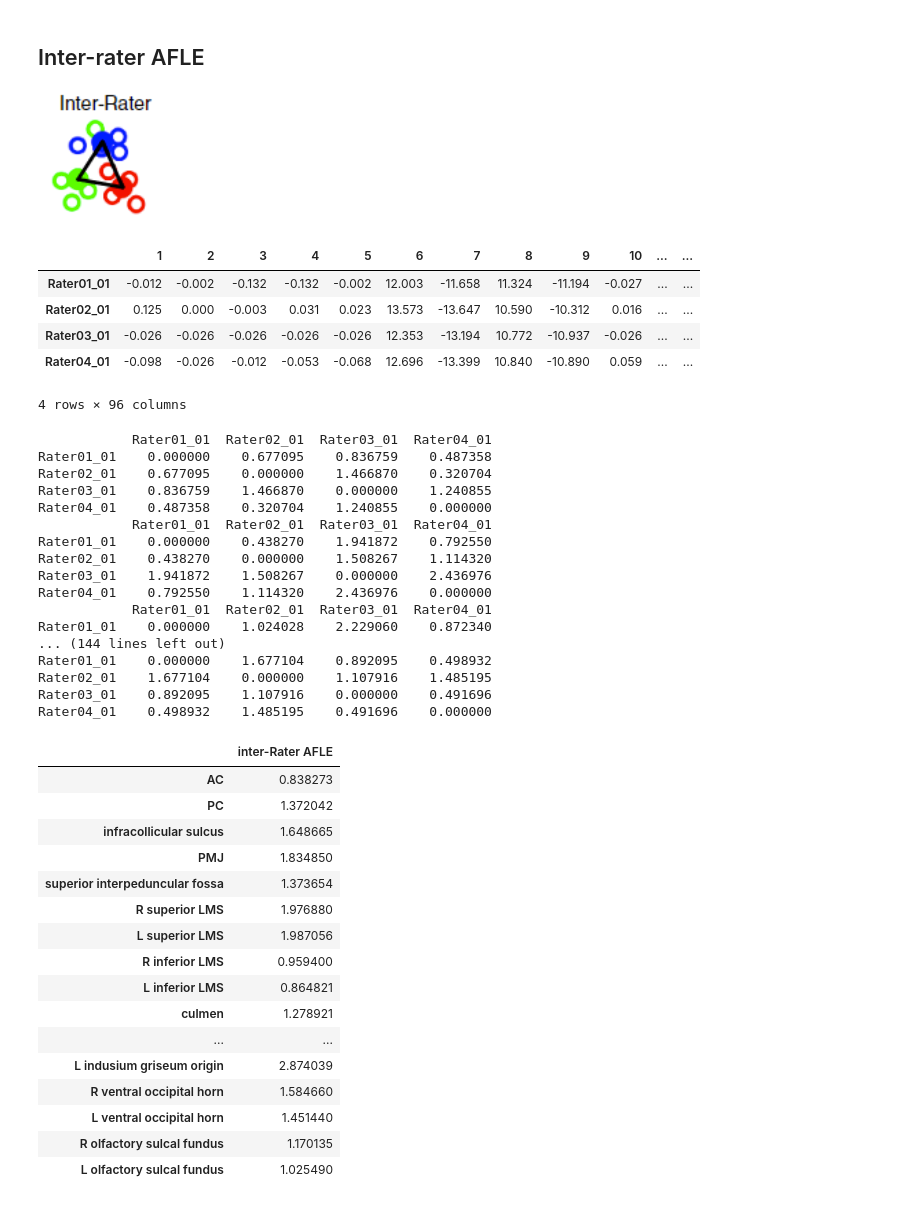
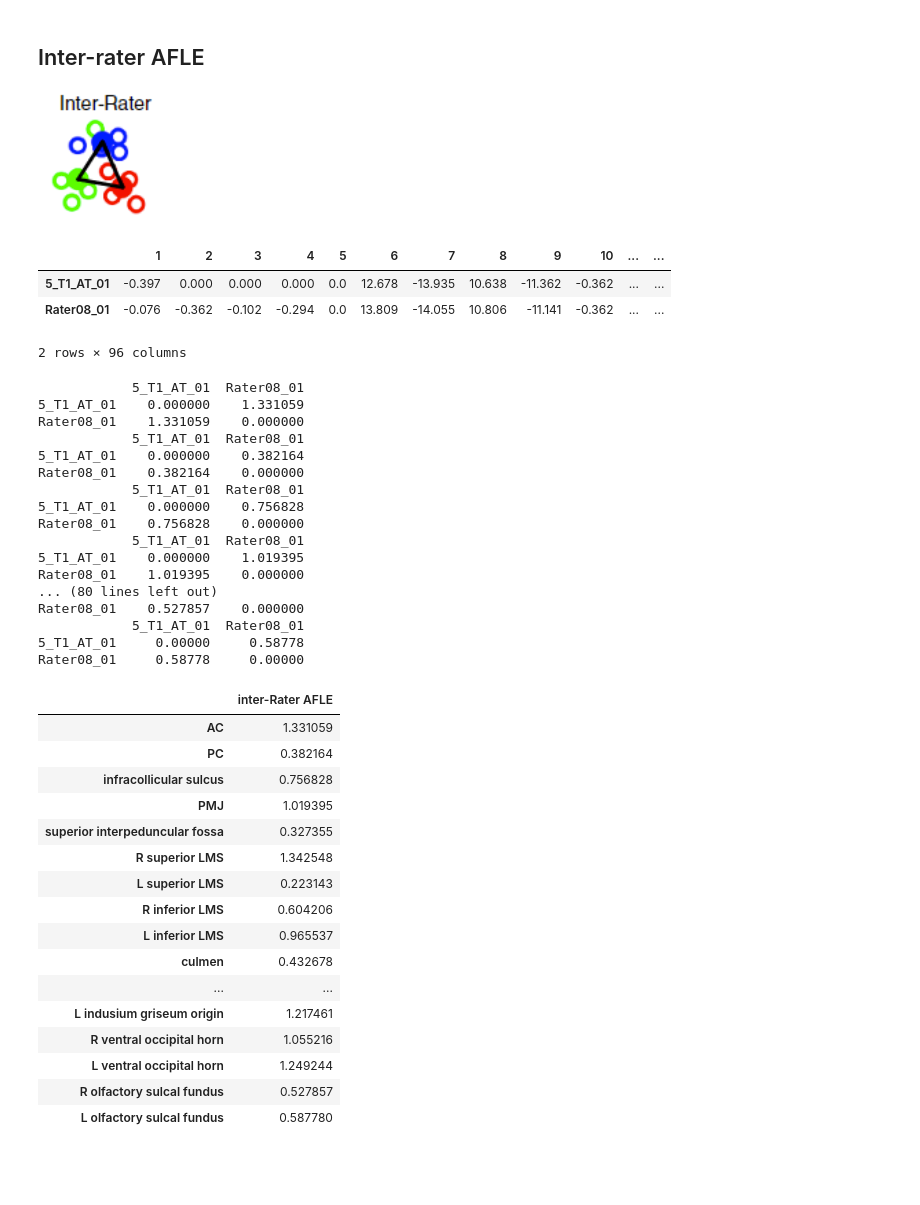
Before and after one commit to tkkuehn/afids-data, a Jupyter notebook: notebooks/AFIDs_DATA_TEMPLATES_AFLE_calculations.ipynb, the cells around one changed output. Saved outputs shown, nothing was run; the diff lists cells and outputs as text; code cells hidden in the pictures; blank space fills up the shorter version.

Commit message:
fcsv upload

```diff
--- a/notebooks/AFIDs_DATA_TEMPLATES_AFLE_calculations.ipynb
+++ b/notebooks/AFIDs_DATA_TEMPLATES_AFLE_calculations.ipynb
@@ -23,6 +27,6 @@ Checking out files: 100% (746/746), done.
 # %%
 #template placements folder (cloned to my g drive)
-afids_all = pd.read_csv('afids-data/other/afids.csv') #path to csv for afids
-fcsv_raters = sorted(glob('afids-data/data/templates/MNI152NLin6Asym/RATERS/*.fcsv')) #path to rater placements
-afids_names = afids_all['description'].tolist() #adds the names of afids in order of application
+afids_all = pd.read_csv('afids-data/other/afids.csv') #path to csv which defines the points (i.e., fiducials)
+fcsv_raters = sorted(glob('afids-data/data/templates/PD-25/RATERS/*.fcsv')) #path to rater placements
+afids_names = afids_all['description'].tolist() #adds the names of fiducials in order of application
 # %%
@@ -124,24 +123,22 @@ with pd.ExcelWriter('mean_AFLE.xlsx') as writer:
 # %%
 #assumes proper naming convention such that script sorts the file names by rater and session #
 k = 1 #how many times did each rater place the afids protocol
-n = 4 #how many raters are included in this inter-rater analysis
+n = 2 #how many raters are included in this inter-rater analysis
 count = 0
 df_rater_mean = pd.DataFrame()
 list_raters = []
 for i in range(len(df_afids)//k):
   df_rater_mean= pd.concat([df_rater_mean,(df_afids[count:count+k].mean())],axis=1)
   list_raters.append(df_afids.index.values[count])
   count += k
 df_rater_mean.columns = list_raters
 df_rater_mean = df_rater_mean.transpose()
 df_rater_mean #took mean acorss rater session for each afid
 # %% [output]
 |  | 1 | 2 | 3 | 4 | 5 | 6 | 7 | 8 | 9 | 10 | ... | ... |
-| Rater01_01 | -0.012 | -0.002 | -0.132 | -0.132 | -0.002 | 12.003 | -11.658 | 11.324 | -11.194 | -0.027 | ... | ... |
-| Rater02_01 | 0.125 | 0.000 | -0.003 | 0.031 | 0.023 | 13.573 | -13.647 | 10.590 | -10.312 | 0.016 | ... | ... |
-| Rater03_01 | -0.026 | -0.026 | -0.026 | -0.026 | -0.026 | 12.353 | -13.194 | 10.772 | -10.937 | -0.026 | ... | ... |
-| Rater04_01 | -0.098 | -0.026 | -0.012 | -0.053 | -0.068 | 12.696 | -13.399 | 10.840 | -10.890 | 0.059 | ... | ... |
+| 5_T1_AT_01 | -0.397 | 0.000 | 0.000 | 0.000 | 0.0 | 12.678 | -13.935 | 10.638 | -11.362 | -0.362 | ... | ... |
+| Rater08_01 | -0.076 | -0.362 | -0.102 | -0.294 | 0.0 | 13.809 | -14.055 | 10.806 | -11.141 | -0.362 | ... | ... |
-4 rows × 96 columns
+2 rows × 96 columns
 # %%
 #iteratively assemble afids and raters into a numpay array of shape (rater,AFID_#_xyz) and use sklearn pairwise distance function
 inter_afle_gen = n*((n-1)/2)
@@ -156,44 +153,44 @@ for afid1 in range(32):
   inter_afle.append((pairwise_distances(xyz_df.to_numpy()).sum())/(inter_afle_gen*2))
   print(pd.DataFrame((pairwise_distances(xyz ,xyz)), index = list_raters, columns =list_raters)) #only mean of a each AFID is included in output .csv and not the distance matrix
 # %% [output]
-            Rater01_01  Rater02_01  Rater03_01  Rater04_01
-Rater01_01    0.000000    0.677095    0.836759    0.487358
-Rater02_01    0.677095    0.000000    1.466870    0.320704
-Rater03_01    0.836759    1.466870    0.000000    1.240855
-Rater04_01    0.487358    0.320704    1.240855    0.000000
-            Rater01_01  Rater02_01  Rater03_01  Rater04_01
-Rater01_01    0.000000    0.438270    1.941872    0.792550
-Rater02_01    0.438270    0.000000    1.508267    1.114320
-Rater03_01    1.941872    1.508267    0.000000    2.436976
-Rater04_01    0.792550    1.114320    2.436976    0.000000
-            Rater01_01  Rater02_01  Rater03_01  Rater04_01
-Rater01_01    0.000000    1.024028    2.229060    0.872340
-... (144 lines left out)
-Rater01_01    0.000000    1.677104    0.892095    0.498932
-Rater02_01    1.677104    0.000000    1.107916    1.485195
-Rater03_01    0.892095    1.107916    0.000000    0.491696
-Rater04_01    0.498932    1.485195    0.491696    0.000000
+            5_T1_AT_01  Rater08_01
+5_T1_AT_01    0.000000    1.331059
+Rater08_01    1.331059    0.000000
+            5_T1_AT_01  Rater08_01
+5_T1_AT_01    0.000000    0.382164
+Rater08_01    0.382164    0.000000
+            5_T1_AT_01  Rater08_01
+5_T1_AT_01    0.000000    0.756828
+Rater08_01    0.756828    0.000000
+            5_T1_AT_01  Rater08_01
+5_T1_AT_01    0.000000    1.019395
+Rater08_01    1.019395    0.000000
+... (80 lines left out)
+Rater08_01    0.527857    0.000000
+            5_T1_AT_01  Rater08_01
+5_T1_AT_01     0.00000     0.58778
+Rater08_01     0.58778     0.00000
 # %%
 df_inter_afle = pd.DataFrame(inter_afle , index = afids_names, columns = ['inter-Rater AFLE'])
 df_inter_afle
 # %% [output]
 |  | inter-Rater AFLE |
-| AC | 0.838273 |
-| PC | 1.372042 |
-| infracollicular sulcus | 1.648665 |
-| PMJ | 1.834850 |
-| superior interpeduncular fossa | 1.373654 |
-| R superior LMS | 1.976880 |
-| L superior LMS | 1.987056 |
-| R inferior LMS | 0.959400 |
-| L inferior LMS | 0.864821 |
-| culmen | 1.278921 |
+| AC | 1.331059 |
+| PC | 0.382164 |
+| infracollicular sulcus | 0.756828 |
+| PMJ | 1.019395 |
+| superior interpeduncular fossa | 0.327355 |
+| R superior LMS | 1.342548 |
+| L superior LMS | 0.223143 |
+| R inferior LMS | 0.604206 |
+| L inferior LMS | 0.965537 |
+| culmen | 0.432678 |
 | ... | ... |
-| L indusium griseum origin | 2.874039 |
-| R ventral occipital horn | 1.584660 |
-| L ventral occipital horn | 1.451440 |
-| R olfactory sulcal fundus | 1.170135 |
-| L olfactory sulcal fundus | 1.025490 |
+| L indusium griseum origin | 1.217461 |
+| R ventral occipital horn | 1.055216 |
+| L ventral occipital horn | 1.249244 |
+| R olfactory sulcal fundus | 0.527857 |
+| L olfactory sulcal fundus | 0.587780 |
 # %%
 df_inter_afle.describe()
 # %% [output]
```
Also changed, not shown: parts of 23 cells of this notebook, 3 other files.
